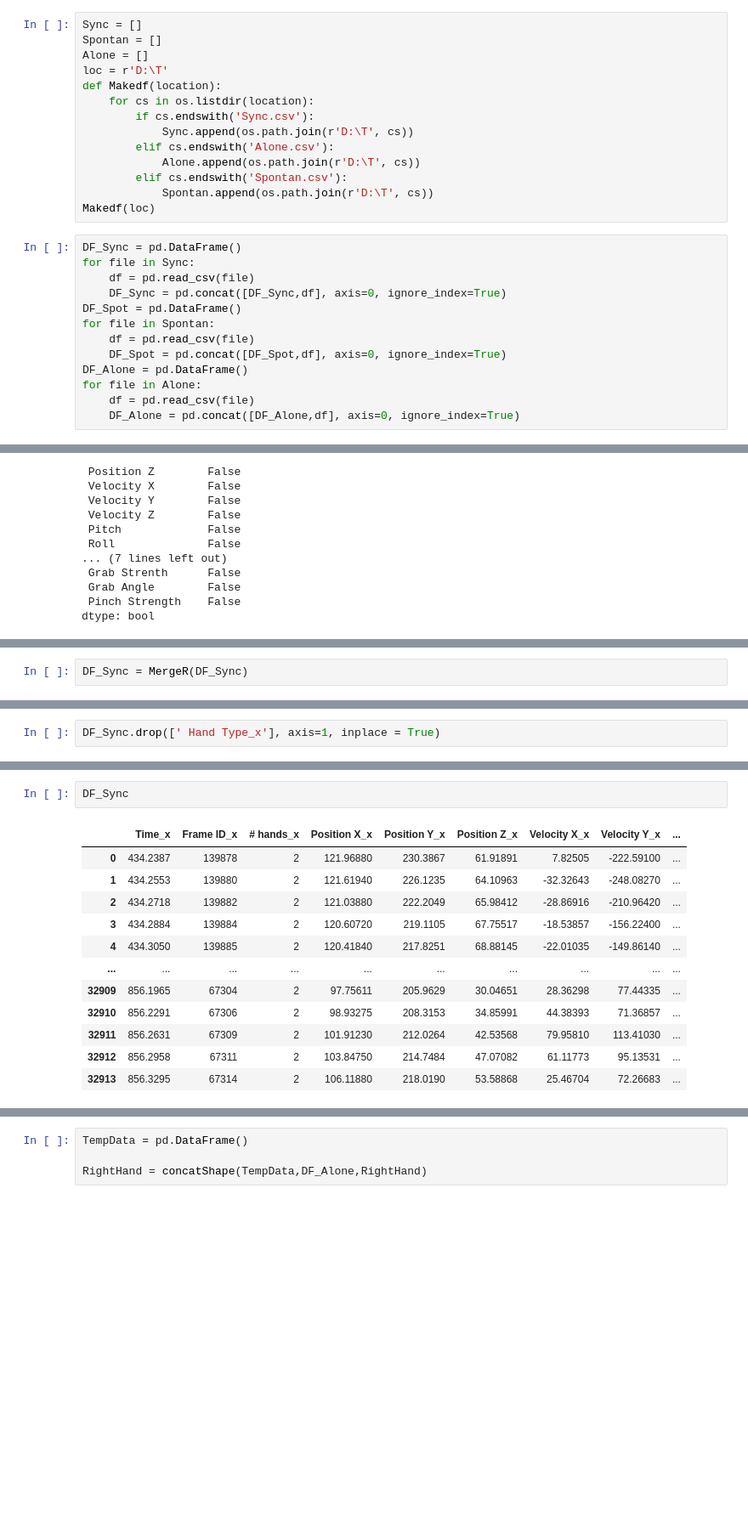
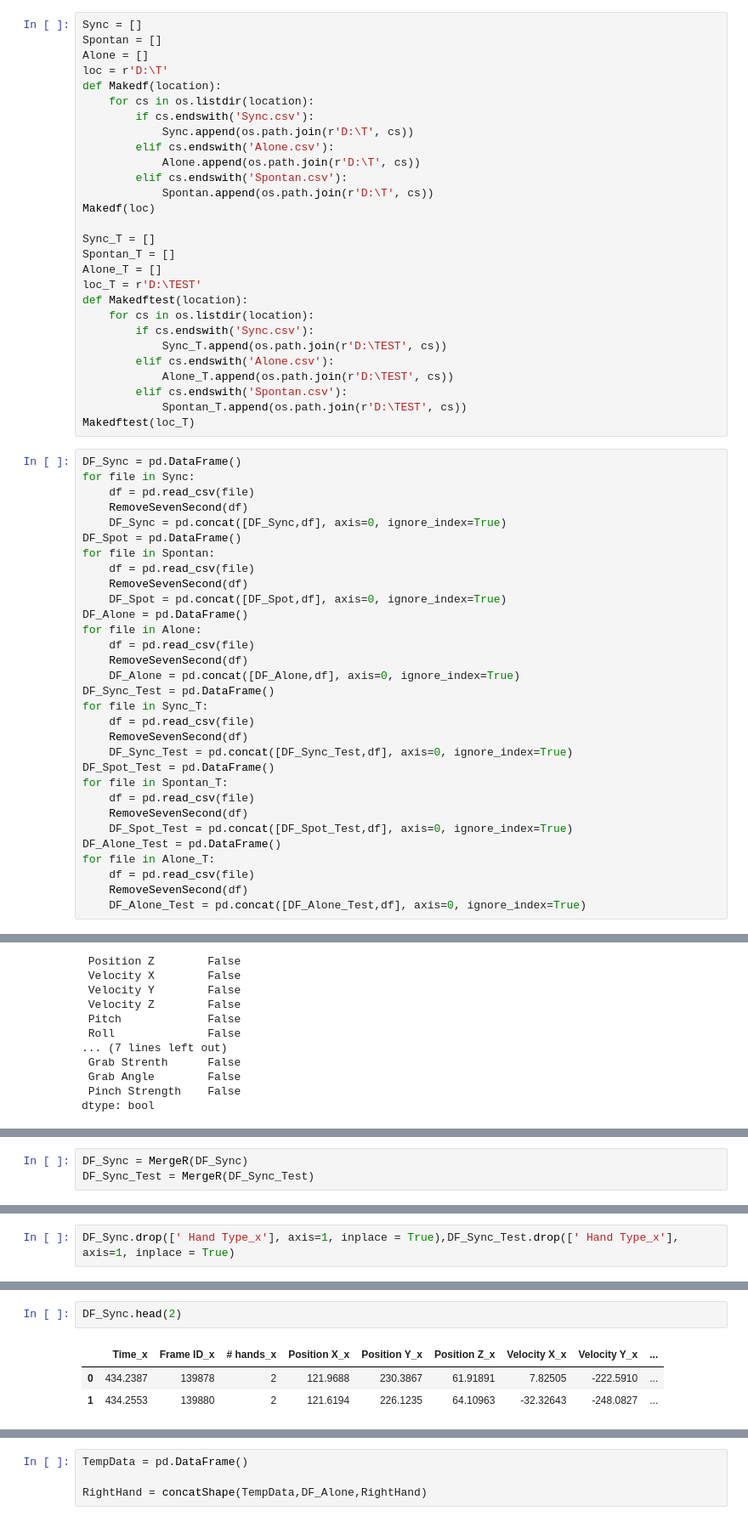
Before and after one commit to GalKoaz/Data-visualization, a Jupyter notebook: Hands.ipynb, the cells around one changed output, grey strips where cells are left out. Shown: that part at 85% size. Cells and saved outputs as stored; diff of their text form; blank space fills up the shorter version.

```diff
--- a/Hands.ipynb
+++ b/Hands.ipynb
@@ -44,19 +48,51 @@ def Makedf(location):
         elif cs.endswith('Spontan.csv'):
             Spontan.append(os.path.join(r'D:\T', cs))
 Makedf(loc)
+
+Sync_T = []
+Spontan_T = []
+Alone_T = []
+loc_T = r'D:\TEST'
+def Makedftest(location):
+    for cs in os.listdir(location):
+        if cs.endswith('Sync.csv'):
+            Sync_T.append(os.path.join(r'D:\TEST', cs))
+        elif cs.endswith('Alone.csv'):
+            Alone_T.append(os.path.join(r'D:\TEST', cs))
+        elif cs.endswith('Spontan.csv'):
+            Spontan_T.append(os.path.join(r'D:\TEST', cs))
+Makedftest(loc_T)
 # %%
 DF_Sync = pd.DataFrame()
 for file in Sync:
     df = pd.read_csv(file)
+    RemoveSevenSecond(df)
     DF_Sync = pd.concat([DF_Sync,df], axis=0, ignore_index=True)
 DF_Spot = pd.DataFrame()
 for file in Spontan:
     df = pd.read_csv(file)
+    RemoveSevenSecond(df)
     DF_Spot = pd.concat([DF_Spot,df], axis=0, ignore_index=True)
 DF_Alone = pd.DataFrame()
 for file in Alone:
     df = pd.read_csv(file)
+    RemoveSevenSecond(df)
     DF_Alone = pd.concat([DF_Alone,df], axis=0, ignore_index=True)
+DF_Sync_Test = pd.DataFrame()
+for file in Sync_T:
+    df = pd.read_csv(file)
+    RemoveSevenSecond(df)
+    DF_Sync_Test = pd.concat([DF_Sync_Test,df], axis=0, ignore_index=True)
+DF_Spot_Test = pd.DataFrame()
+for file in Spontan_T:
+    df = pd.read_csv(file)
+    RemoveSevenSecond(df)
+    DF_Spot_Test = pd.concat([DF_Spot_Test,df], axis=0, ignore_index=True)
+DF_Alone_Test = pd.DataFrame()
+for file in Alone_T:
+    df = pd.read_csv(file)
+    RemoveSevenSecond(df)
+    DF_Alone_Test = pd.concat([DF_Alone_Test,df], axis=0, ignore_index=True)
 # %%
 def RemoveSevenSecond(df):
     df.drop(df[df.Time < df.head(1)["Time"][0]+7].index, inplace=True)
@@ -398,2 +517,3 @@ DF_Sync.shape
 # %%
 DF_Sync = MergeR(DF_Sync)
+DF_Sync_Test = MergeR(DF_Sync_Test)
@@ -400,2 +524,2 @@ DF_Sync = MergeR(DF_Sync)
 # %%
-DF_Sync.drop([' Hand Type_x'], axis=1, inplace = True)
+DF_Sync.drop([' Hand Type_x'], axis=1, inplace = True),DF_Sync_Test.drop([' Hand Type_x'], axis=1, inplace = True)
@@ -402,15 +528,6 @@ DF_Sync.drop([' Hand Type_x'], axis=1, inplace = True)
 # %%
-DF_Sync
+DF_Sync.head(2)
 # %% [output]
 |  | Time_x | Frame ID_x | # hands_x | Position X_x | Position Y_x | Position Z_x | Velocity X_x | Velocity Y_x | ... |
-| 0 | 434.2387 | 139878 | 2 | 121.96880 | 230.3867 | 61.91891 | 7.82505 | -222.59100 | ... |
-| 1 | 434.2553 | 139880 | 2 | 121.61940 | 226.1235 | 64.10963 | -32.32643 | -248.08270 | ... |
-| 2 | 434.2718 | 139882 | 2 | 121.03880 | 222.2049 | 65.98412 | -28.86916 | -210.96420 | ... |
-| 3 | 434.2884 | 139884 | 2 | 120.60720 | 219.1105 | 67.75517 | -18.53857 | -156.22400 | ... |
-| 4 | 434.3050 | 139885 | 2 | 120.41840 | 217.8251 | 68.88145 | -22.01035 | -149.86140 | ... |
-| ... | ... | ... | ... | ... | ... | ... | ... | ... | ... |
-| 32909 | 856.1965 | 67304 | 2 | 97.75611 | 205.9629 | 30.04651 | 28.36298 | 77.44335 | ... |
-| 32910 | 856.2291 | 67306 | 2 | 98.93275 | 208.3153 | 34.85991 | 44.38393 | 71.36857 | ... |
-| 32911 | 856.2631 | 67309 | 2 | 101.91230 | 212.0264 | 42.53568 | 79.95810 | 113.41030 | ... |
-| 32912 | 856.2958 | 67311 | 2 | 103.84750 | 214.7484 | 47.07082 | 61.11773 | 95.13531 | ... |
-| 32913 | 856.3295 | 67314 | 2 | 106.11880 | 218.0190 | 53.58868 | 25.46704 | 72.26683 | ... |
+| 0 | 434.2387 | 139878 | 2 | 121.9688 | 230.3867 | 61.91891 | 7.82505 | -222.5910 | ... |
+| 1 | 434.2553 | 139880 | 2 | 121.6194 | 226.1235 | 64.10963 | -32.32643 | -248.0827 | ... |
```
Also changed, not shown: parts of 128 cells of this notebook.
